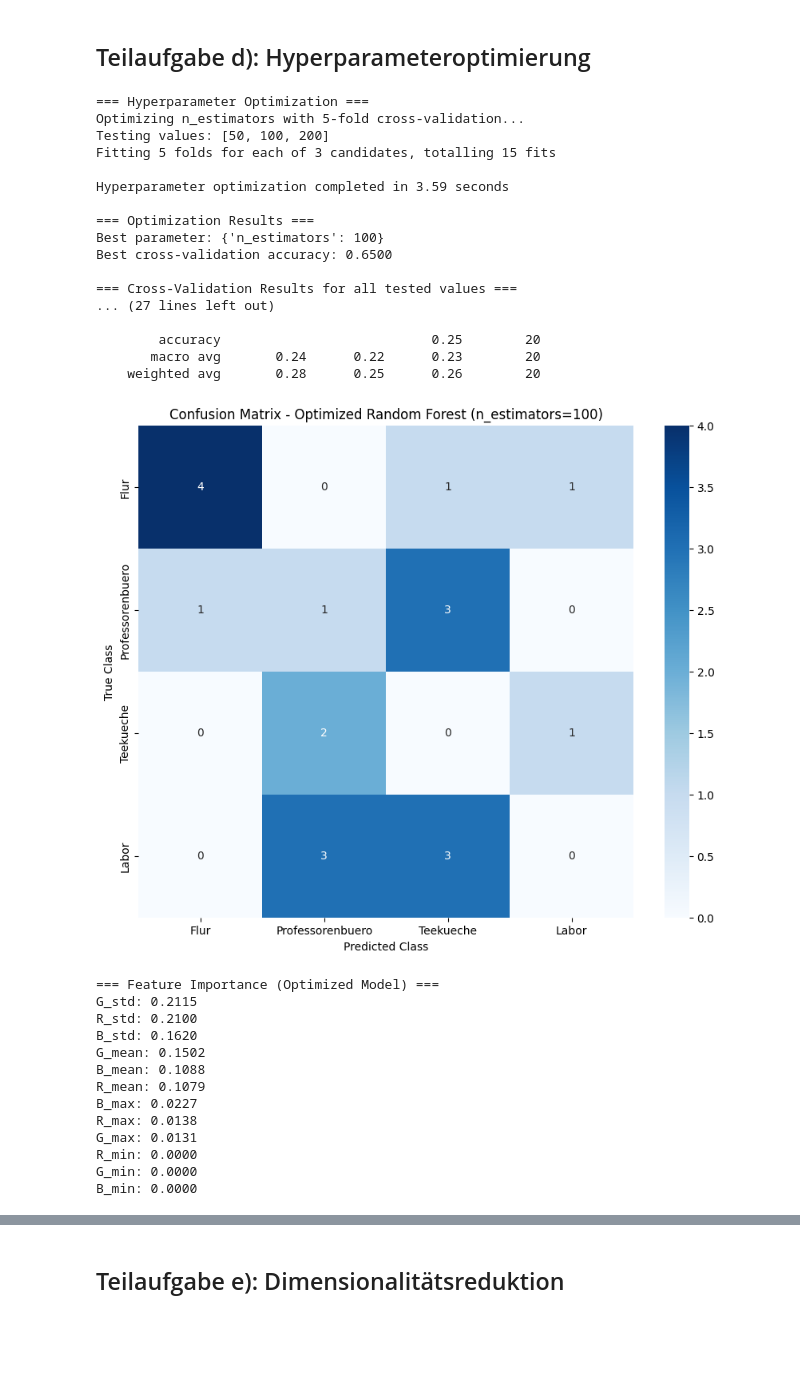
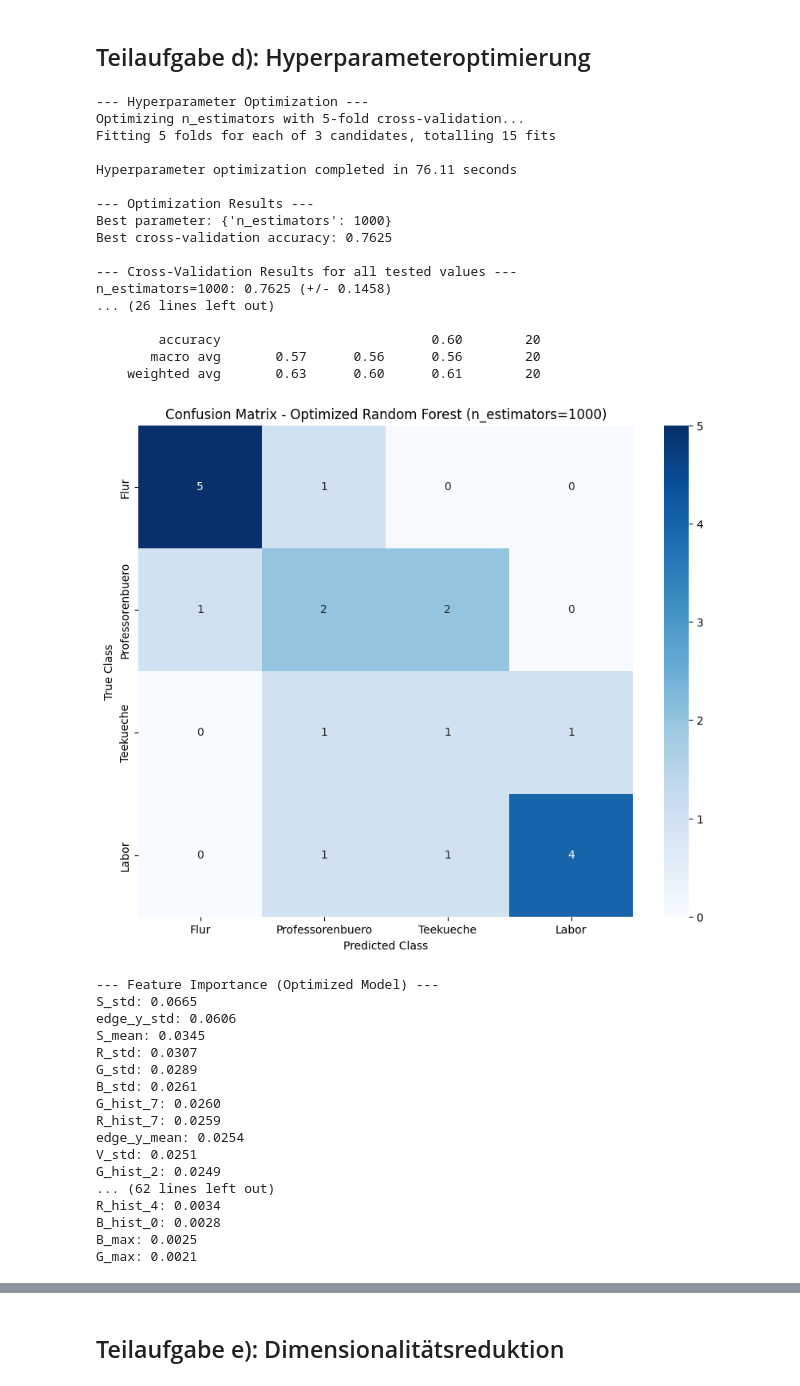
Before and after one commit to Tungdril/ai-project-SoSe25, a Jupyter notebook: aufgabe2.ipynb, the cells around one changed output, grey strips where cells are left out. Saved outputs shown, nothing was run; the diff lists cells and outputs as text; code cells hidden in the pictures; blank space fills up the shorter version.

```diff
--- a/aufgabe2.ipynb
+++ b/aufgabe2.ipynb
@@ -400,22 +497,20 @@ First 10 test predictions:
 from sklearn.model_selection import GridSearchCV, cross_val_score
 import time
 
-# Define hyperparameter grid with only one parameter and 3 values to keep computation manageable
-# We'll optimize n_estimators as it's one of the most important hyperparameters for Random Forest
+# Define hyperparameter grid
 param_grid = {
-    'n_estimators': [50, 100, 200]  # Number of trees in the forest
+    'n_estimators': [1000, 10000, 100000]  # Number of trees in the forest
 }
 
 print("--- Hyperparameter Optimization ---")
 print("Optimizing n_estimators with 5-fold cross-validation...")
-print("Testing values: [50, 100, 200]")
 
 # Create Random Forest classifier with fixed other parameters
 rf_base = RandomForestClassifier(
     random_state=123,   # For reproducibility
-    max_depth=10,       # Fixed
-    min_samples_split=5, # Fixed
-    min_samples_leaf=2,  # Fixed
+    max_depth=10,
+    min_samples_split=5,
+    min_samples_leaf=2,
     n_jobs=-1           # Use all available cores
 )
 
@@ -528,55 +623,59 @@ plt.figure(figsize=(12, 6))
 features_opt, importances_opt = zip(*importance_df_opt)
 plt.barh(range(len(features_opt)), importances_opt)
 plt.yticks(range(len(features_opt)), features_opt)
 plt.xlabel('Importance')
 plt.title(f'Feature Importance - Optimized Random Forest (n_estimators={best_params["n_estimators"]})')
 plt.gca().invert_yaxis()
 plt.tight_layout()
 plt.show()
 
 # Additional cross-validation analysis on the optimized model
 print(f"\n--- Final Cross-Validation Analysis ---")
 cv_scores = cross_val_score(optimized_rf, X_train, y_train, cv=5, scoring='accuracy')
 print(f"5-fold CV scores: {cv_scores}")
 print(f"Mean CV accuracy: {cv_scores.mean():.4f} (+/- {cv_scores.std() * 2:.4f})")
 
 # Display prediction examples
 print(f"\n--- Prediction Examples (Optimized Model) ---")
 print("First 10 test predictions:")
 for i in range(min(10, len(y_test))):
     true_class = class_directories[y_test[i]]
     pred_class = class_directories[y_pred_optimized[i]]
     correct = "✓" if y_test[i] == y_pred_optimized[i] else "✗"
     print(f"{i+1:2d}. True: {true_class:15} | Pred: {pred_class:15} {correct}")
 # %% [output]
-=== Hyperparameter Optimization ===
+--- Hyperparameter Optimization ---
 Optimizing n_estimators with 5-fold cross-validation...
-Testing values: [50, 100, 200]
 Fitting 5 folds for each of 3 candidates, totalling 15 fits
 
-Hyperparameter optimization completed in 3.59 seconds
+Hyperparameter optimization completed in 76.11 seconds
 
-=== Optimization Results ===
-Best parameter: {'n_estimators': 100}
-Best cross-validation accuracy: 0.6500
+--- Optimization Results ---
+Best parameter: {'n_estimators': 1000}
+Best cross-validation accuracy: 0.7625
 
-=== Cross-Validation Results for all tested values ===
-... (27 lines left out)
+--- Cross-Validation Results for all tested values ---
+n_estimators=1000: 0.7625 (+/- 0.1458)
+... (26 lines left out)
 
-        accuracy                           0.25        20
-       macro avg       0.24      0.22      0.23        20
-    weighted avg       0.28      0.25      0.26        20
+        accuracy                           0.60        20
+       macro avg       0.57      0.56      0.56        20
+    weighted avg       0.63      0.60      0.61        20
-[figure, old version]
+[figure, new version]
-=== Feature Importance (Optimized Model) ===
-G_std: 0.2115
-R_std: 0.2100
-B_std: 0.1620
-G_mean: 0.1502
-B_mean: 0.1088
-R_mean: 0.1079
-B_max: 0.0227
-R_max: 0.0138
-G_max: 0.0131
-R_min: 0.0000
-G_min: 0.0000
-B_min: 0.0000
+--- Feature Importance (Optimized Model) ---
+S_std: 0.0665
+edge_y_std: 0.0606
+S_mean: 0.0345
+R_std: 0.0307
+G_std: 0.0289
+B_std: 0.0261
+G_hist_7: 0.0260
+R_hist_7: 0.0259
+edge_y_mean: 0.0254
+V_std: 0.0251
+G_hist_2: 0.0249
+... (62 lines left out)
+R_hist_4: 0.0034
+B_hist_0: 0.0028
+B_max: 0.0025
+G_max: 0.0021
```
Also changed, not shown: parts of 3 cells of this notebook, 1 other file.
